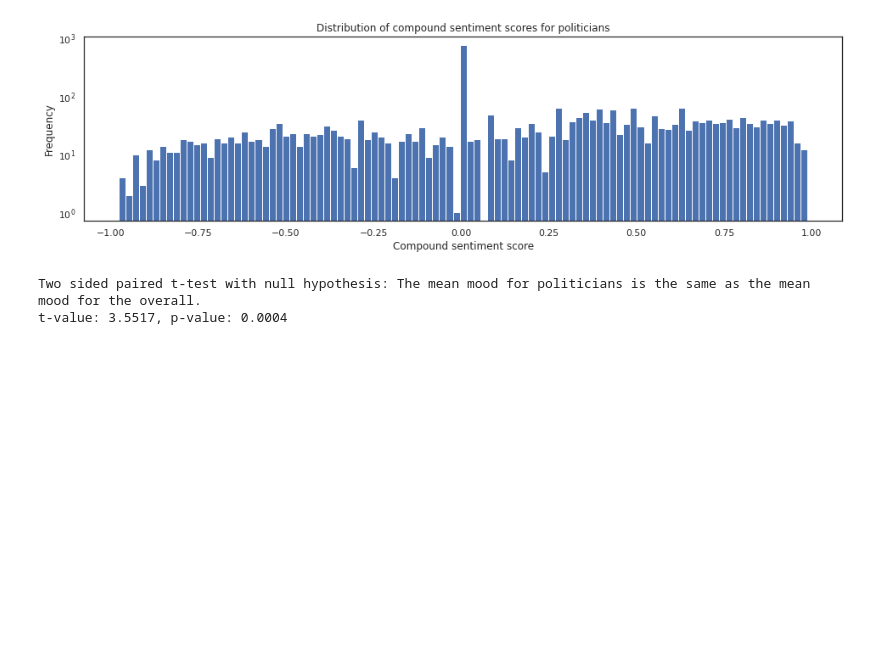
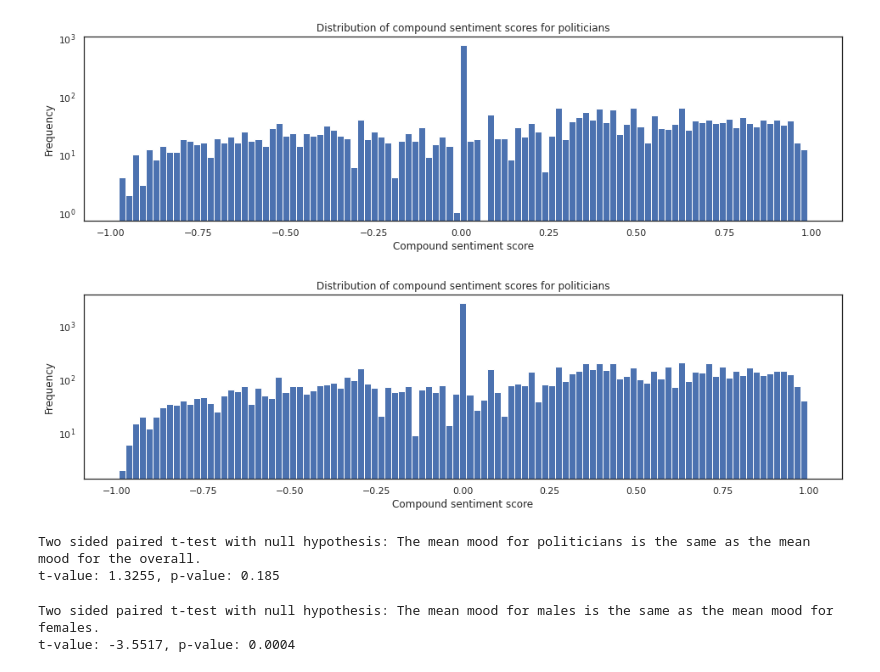
Before and after one commit to epfl-ada/ada-2021-project-gutta-boys, a Jupyter notebook: marcus.ipynb, the cells around one changed output. Cells and saved outputs as stored; diff of their text form; code cells hidden in the pictures; blank space fills up the shorter version.

```diff
--- a/marcus.ipynb
+++ b/marcus.ipynb
@@ -308,10 +341,27 @@ ax.set_yscale('log')
 plt.show()
 # %% [output]
 [figure]
+# %%
+fig, ax = plt.subplots(1,1, figsize = (16,4))
+ax.hist(males['compound'], 101)
+ax.set_title('Distribution of compound sentiment scores for politicians')
+ax.set_xlabel('Compound sentiment score')
+ax.set_ylabel('Frequency')
+ax.set_yscale('log')
+plt.show()
+# %% [output]
+[figure, added]
 # %%
-t, p = stats.ttest_ind(df_chunk['compound'], df_politicians['compound'])
-print("Two sided paired t-test with null hypothesis: The mean mood for politicians is the same as the mean mood for the overall.")
+t, p = stats.ttest_ind(females['compound'], males['compound'])
+print("Two sided paired t-test with null hypothesis: The mean mood for males is the same as the mean mood for females.")
 print(f"t-value: {round(t, 4)}, p-value: {round(p, 4)}")
 # %% [output]
 Two sided paired t-test with null hypothesis: The mean mood for politicians is the same as the mean mood for the overall.
-t-value: 3.5517, p-value: 0.0004
+t-value: 1.3255, p-value: 0.185
+# %%
+t, p = stats.ttest_ind(politicians['compound'], chunk['compound'])
+print("Two sided paired t-test with null hypothesis: The mean mood for males is the same as the mean mood for females.")
+print(f"t-value: {round(t, 4)}, p-value: {round(p, 4)}")
+# %% [output]
+Two sided paired t-test with null hypothesis: The mean mood for males is the same as the mean mood for females.
+t-value: -3.5517, p-value: 0.0004
```
Also changed, not shown: parts of 12 cells of this notebook.
